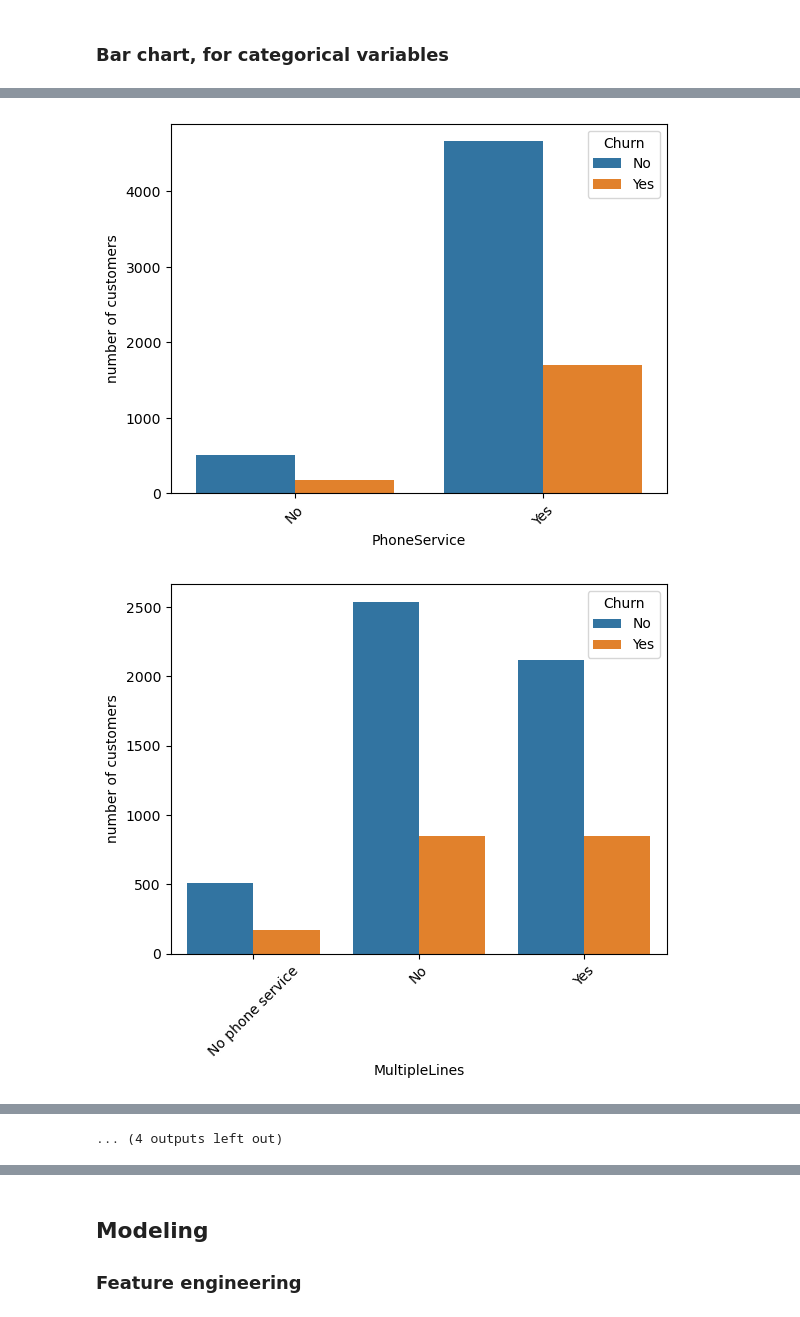
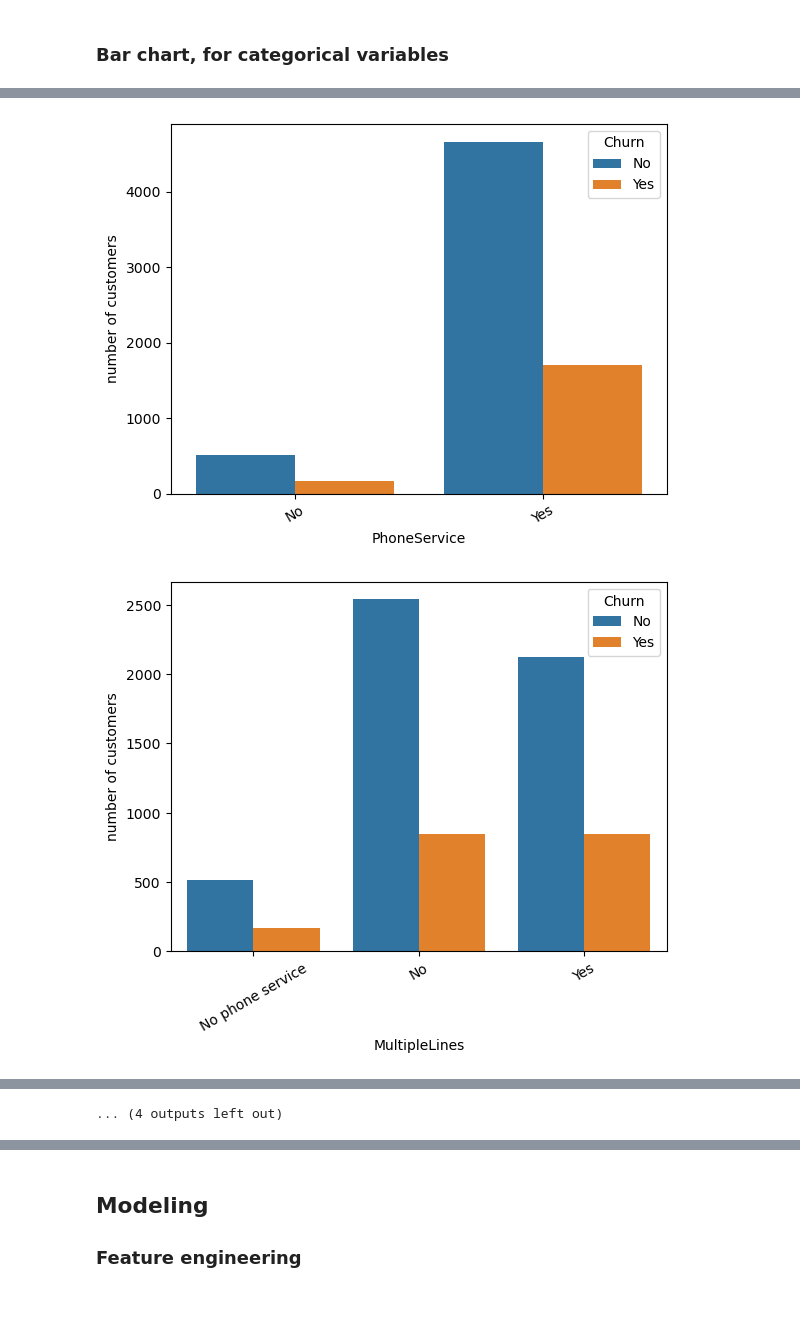
Before and after one commit to EnergizeStatistics/csca5622week7, a Jupyter notebook: main.ipynb, the cells around one changed output, grey strips where cells are left out. Drawn from its saved outputs; the diff is of its cells as text; code cells hidden in the pictures.

```diff
--- a/main.ipynb
+++ b/main.ipynb
@@ -312,5 +312,6 @@ Spearman's correlation coefficient: 0.2764
 for feature in categorical_features:
     sns.countplot(x=feature, hue="Churn", data=df)
     plt.ylabel('number of customers')
+    plt.xticks(rotation=30)
     plt.show()
 # %% [output]
@@ -321,2 +322,2 @@ for feature in categorical_features:
-[figure, old version]
+[figure, new version]
-[figure, old version]
+[figure, new version]
```
Also changed, not shown: parts of 5 cells of this notebook, 1 other file.
